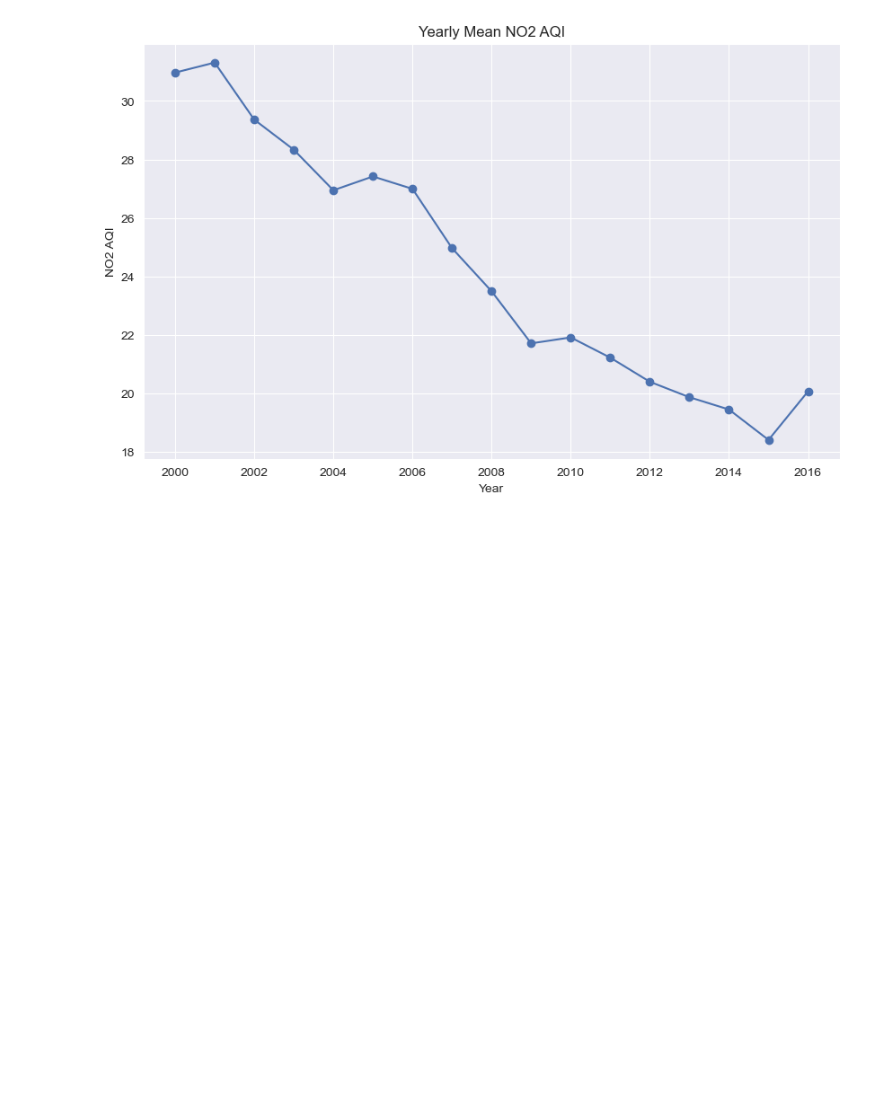
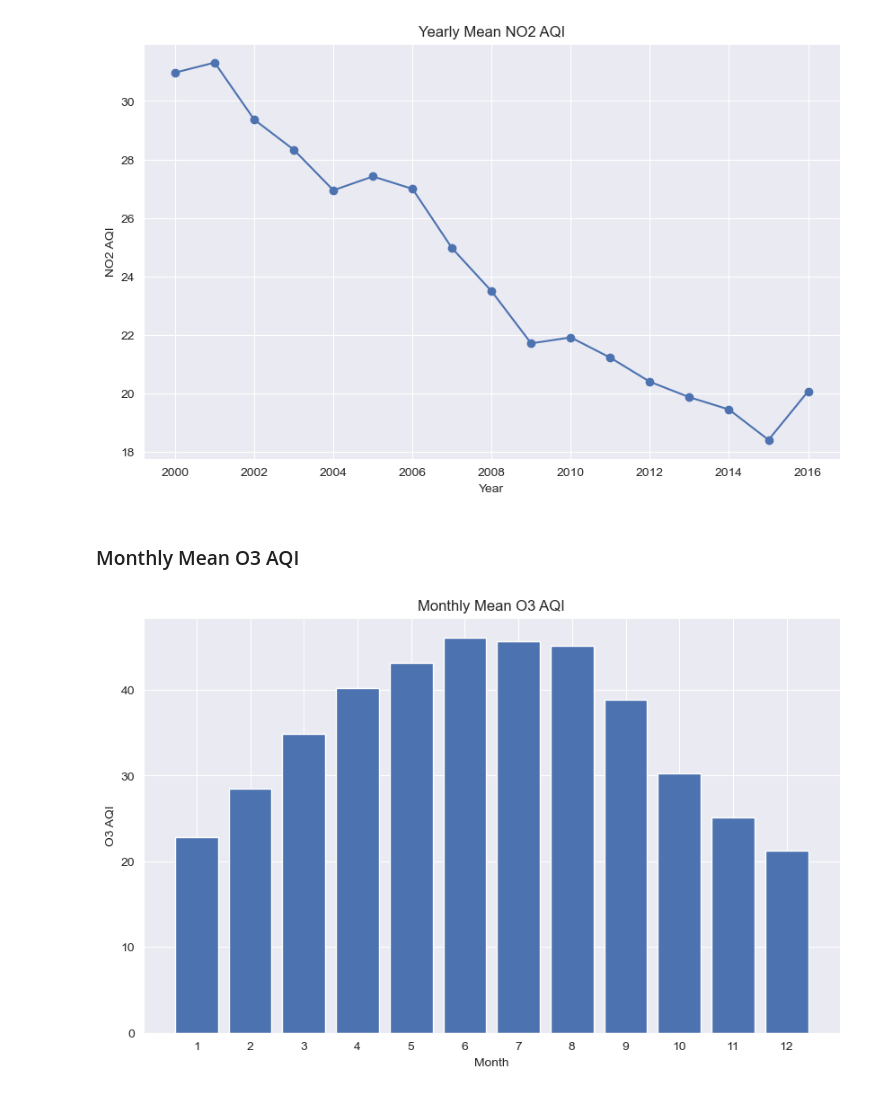
Before and after one commit to aghabidareh/PollutionAnalyzer, a Jupyter notebook: main.ipynb, the cells around one changed output. Saved outputs shown, nothing was run; the diff lists cells and outputs as text; code cells hidden in the pictures; blank space fills up the shorter version.

Commit message:
plot-and-graphs-section-2

```diff
--- a/main.ipynb
+++ b/main.ipynb
@@ -37,3 +37,18 @@ plt.show()
 plt.close()
 # %% [output]
 [figure]
+# %% [markdown]
+### Monthly Mean O3 AQI
+# %%
+plt.figure(figsize=(10, 6))
+monthly_o3 = df.groupby('Month')['O3 AQI'].mean()
+plt.bar(monthly_o3.index, monthly_o3.values)
+plt.title('Monthly Mean O3 AQI')
+plt.xlabel('Month')
+plt.ylabel('O3 AQI')
+plt.xticks(range(1, 13))
+plt.savefig('plots/monthly_o3_aqi.png')
+plt.show()
+plt.close()
+# %% [output]
+[figure, added]
```
Also changed, not shown: 1 other file.
